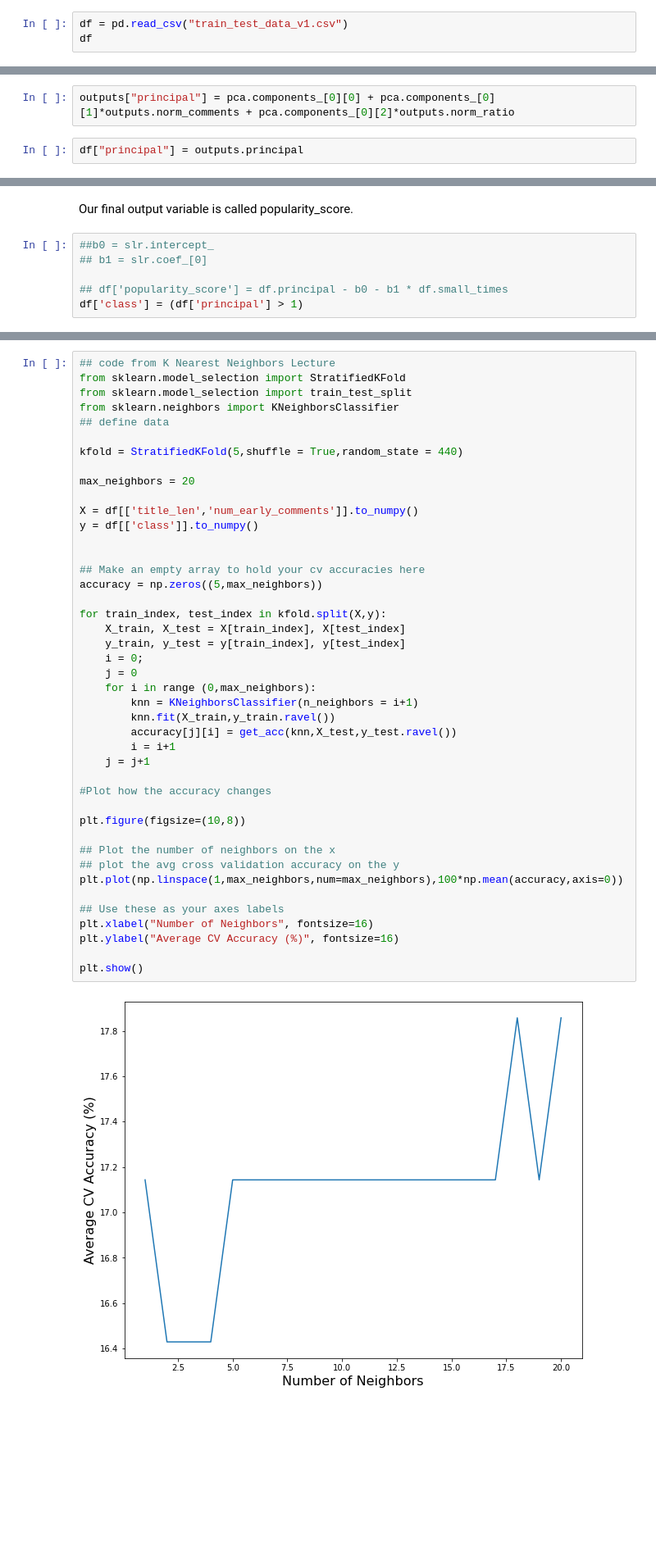
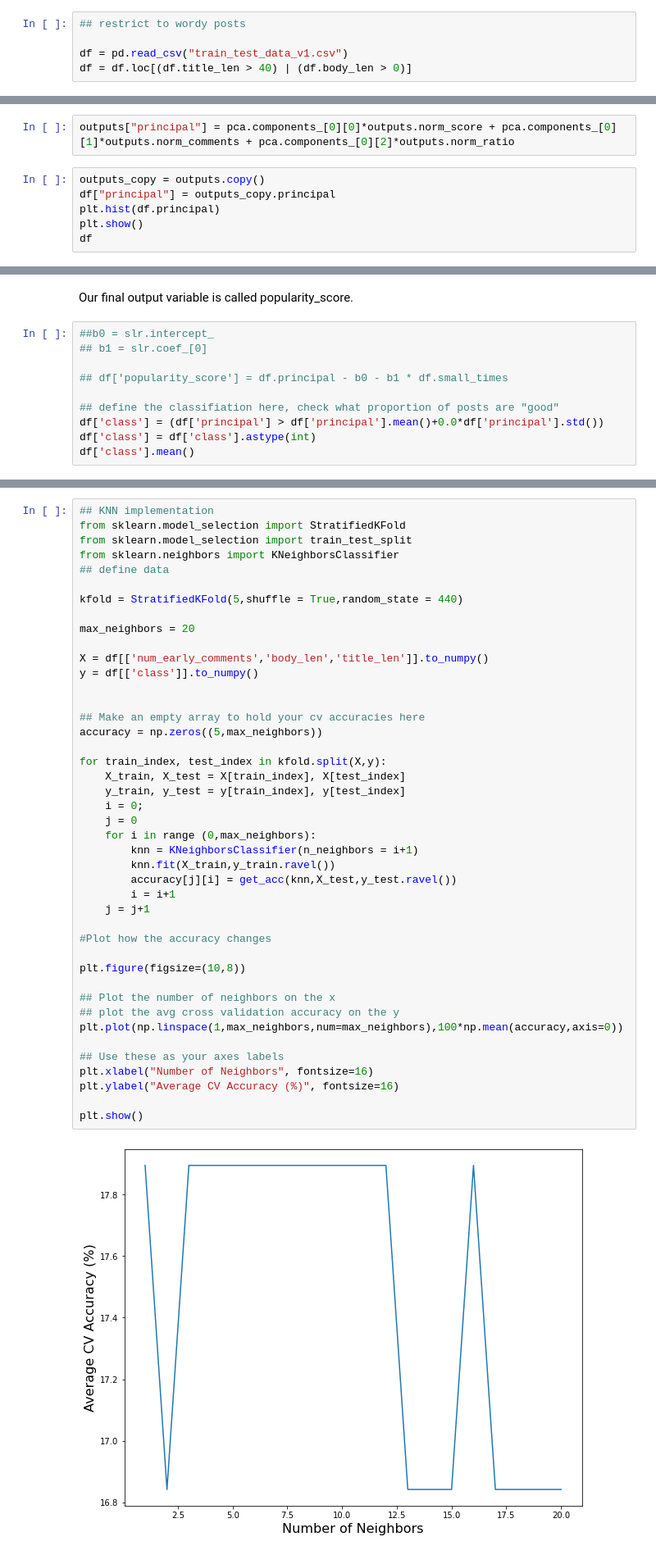
Before and after one commit to 404notfound-erdosbootcampproject/reddit_analysis, a Jupyter notebook: Let's make a good output variable.ipynb, the cells around one changed output, grey strips where cells are left out. Shown at 82% size. Cells and saved outputs as stored; diff of their text form; blank space fills up the shorter version.

```diff
--- a/Let's make a good output variable.ipynb
+++ b/Let's make a good output variable.ipynb
@@ -6,5 +6,7 @@ import numpy as np
 import matplotlib.pyplot as plt
 import seaborn as sns
 # %%
+## restrict to wordy posts
+
 df = pd.read_csv("train_test_data_v1.csv")
-df
+df = df.loc[(df.title_len > 40) | (df.body_len > 0)]
@@ -42,4 +29,8 @@ array([0.6594436 , 0.59671171, 0.45724093])
 # %%
-outputs["principal"] = pca.components_[0][0] + pca.components_[0][1]*outputs.norm_comments + pca.components_[0][2]*outputs.norm_ratio
+outputs["principal"] = pca.components_[0][0]*outputs.norm_score + pca.components_[0][1]*outputs.norm_comments + pca.components_[0][2]*outputs.norm_ratio
 # %%
-df["principal"] = outputs.principal
+outputs_copy = outputs.copy()
+df["principal"] = outputs_copy.principal
+plt.hist(df.principal)
+plt.show()
+df
@@ -64,4 +84,8 @@ Our final output variable is called popularity_score.
 ## b1 = slr.coef_[0]
 
 ## df['popularity_score'] = df.principal - b0 - b1 * df.small_times
-df['class'] = (df['principal'] > 1)
+
+## define the classifiation here, check what proportion of posts are "good"
+df['class'] = (df['principal'] > df['principal'].mean()+0.0*df['principal'].std())
+df['class'] = df['class'].astype(int)
+df['class'].mean()
@@ -71,7 +97,7 @@ def get_acc(model,X,y):
     pred = model.predict(X)
     return np.sum(pred == y)/len(y)
 # %%
-## code from K Nearest Neighbors Lecture
+## KNN implementation
 from sklearn.model_selection import StratifiedKFold
 from sklearn.model_selection import train_test_split
 from sklearn.neighbors import KNeighborsClassifier
@@ -81,37 +107,37 @@ kfold = StratifiedKFold(5,shuffle = True,random_state = 440)
 
 max_neighbors = 20
 
-X = df[['title_len','num_early_comments']].to_numpy()
+X = df[['num_early_comments','body_len','title_len']].to_numpy()
 y = df[['class']].to_numpy()
 
 
 ## Make an empty array to hold your cv accuracies here
 accuracy = np.zeros((5,max_neighbors))
 
 for train_index, test_index in kfold.split(X,y):
     X_train, X_test = X[train_index], X[test_index]
     y_train, y_test = y[train_index], y[test_index]
     i = 0;
     j = 0
     for i in range (0,max_neighbors):
         knn = KNeighborsClassifier(n_neighbors = i+1)
         knn.fit(X_train,y_train.ravel())
         accuracy[j][i] = get_acc(knn,X_test,y_test.ravel())
         i = i+1
     j = j+1
 
 #Plot how the accuracy changes
 
 plt.figure(figsize=(10,8))
 
 ## Plot the number of neighbors on the x
 ## plot the avg cross validation accuracy on the y
 plt.plot(np.linspace(1,max_neighbors,num=max_neighbors),100*np.mean(accuracy,axis=0))
 
 ## Use these as your axes labels
 plt.xlabel("Number of Neighbors", fontsize=16)
 plt.ylabel("Average CV Accuracy (%)", fontsize=16)
 
 plt.show()
 # %% [output]
-[figure, old version]
+[figure, new version]
```
Also changed, not shown: parts of 9 cells of this notebook.
